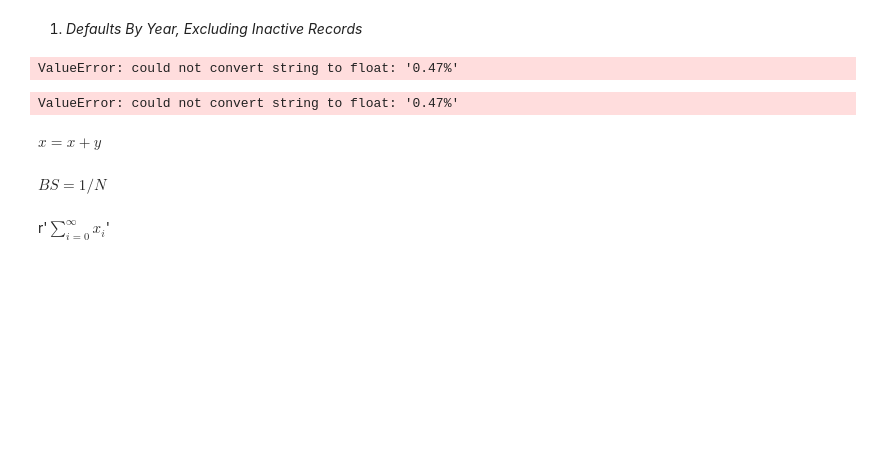
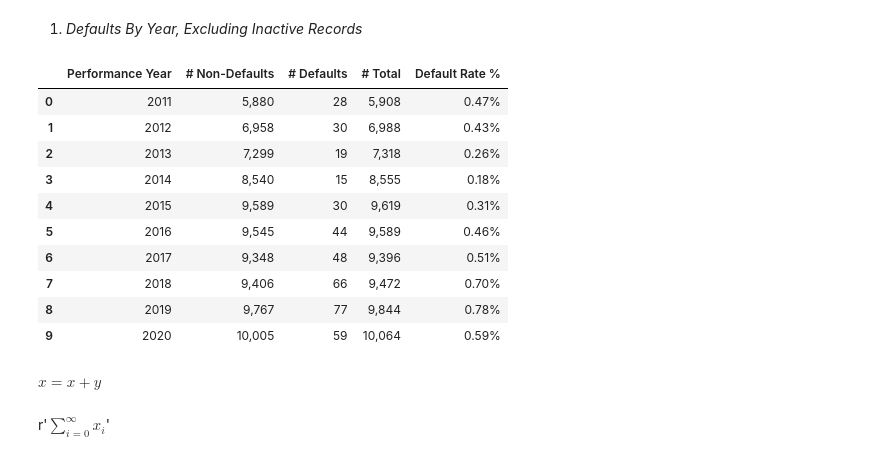
Before and after one commit to git-dan-hub/J_Lab, a Jupyter notebook: ASB_Documentation_Sample.ipynb, the cells around one changed output. Cells and saved outputs as stored; diff of their text form; code cells hidden in the pictures; blank space fills up the shorter version.

```diff
--- a/ASB_Documentation_Sample.ipynb
+++ b/ASB_Documentation_Sample.ipynb
@@ -208,28 +203,23 @@ def color_negative_red(value):
     color = 'black'
 
   return 'color: %s' % color
-# %%
-
-def_yr = pd.read_csv('/project_data/data_asset/table_Default_by_Year.csv')
-def_yr.astype({'Default Rate %': 'float'}).dtypes
-#df.astype({'col1': 'int32'}).dtypes
-
-#def_yr
-#print(tabulate(def_yr, headers='keys', tablefmt='fancy_grid', showindex=False, colalign=("center","right","right","right","center",)))
-
-#print(tabulate([["one", "two"], ["three", "four"]], colalign=("right",))
-
-(def_yr.style
-    .applymap(color_negative_red, subset=['Default Rate %'])
-    .format({'Default Rate %': "{:.1%}"}))
-# %% [output]
-ValueError: could not convert string to float: '0.47%'
 # %%
 def_yr = pd.read_csv('/project_data/data_asset/table_Default_by_Year.csv')
-def_yr.astype({'Default Rate %': 'float'}).dtypes
+#def_yr.astype({'Default Rate %': 'float'}).dtypes
 def_yr.dtypes
+def_yr
 # %% [output]
-ValueError: could not convert string to float: '0.47%'
+|  | Performance Year | # Non-Defaults | # Defaults | # Total | Default Rate % |
+| 0 | 2011 | 5,880 | 28 | 5,908 | 0.47% |
+| 1 | 2012 | 6,958 | 30 | 6,988 | 0.43% |
+| 2 | 2013 | 7,299 | 19 | 7,318 | 0.26% |
+| 3 | 2014 | 8,540 | 15 | 8,555 | 0.18% |
+| 4 | 2015 | 9,589 | 30 | 9,619 | 0.31% |
+| 5 | 2016 | 9,545 | 44 | 9,589 | 0.46% |
+| 6 | 2017 | 9,348 | 48 | 9,396 | 0.51% |
+| 7 | 2018 | 9,406 | 66 | 9,472 | 0.70% |
+| 8 | 2019 | 9,767 | 77 | 9,844 | 0.78% |
+| 9 | 2020 | 10,005 | 59 | 10,064 | 0.59% |
 # %%
 from tabulate import tabulate
 # %%
@@ -238,4 +230,2 @@ import matplotlib as mpl
 # %% [markdown]
 $ x = x + y$
-# %% [markdown]
-$BS = 1/N$
```
Also changed, not shown: parts of 12 cells of this notebook.
